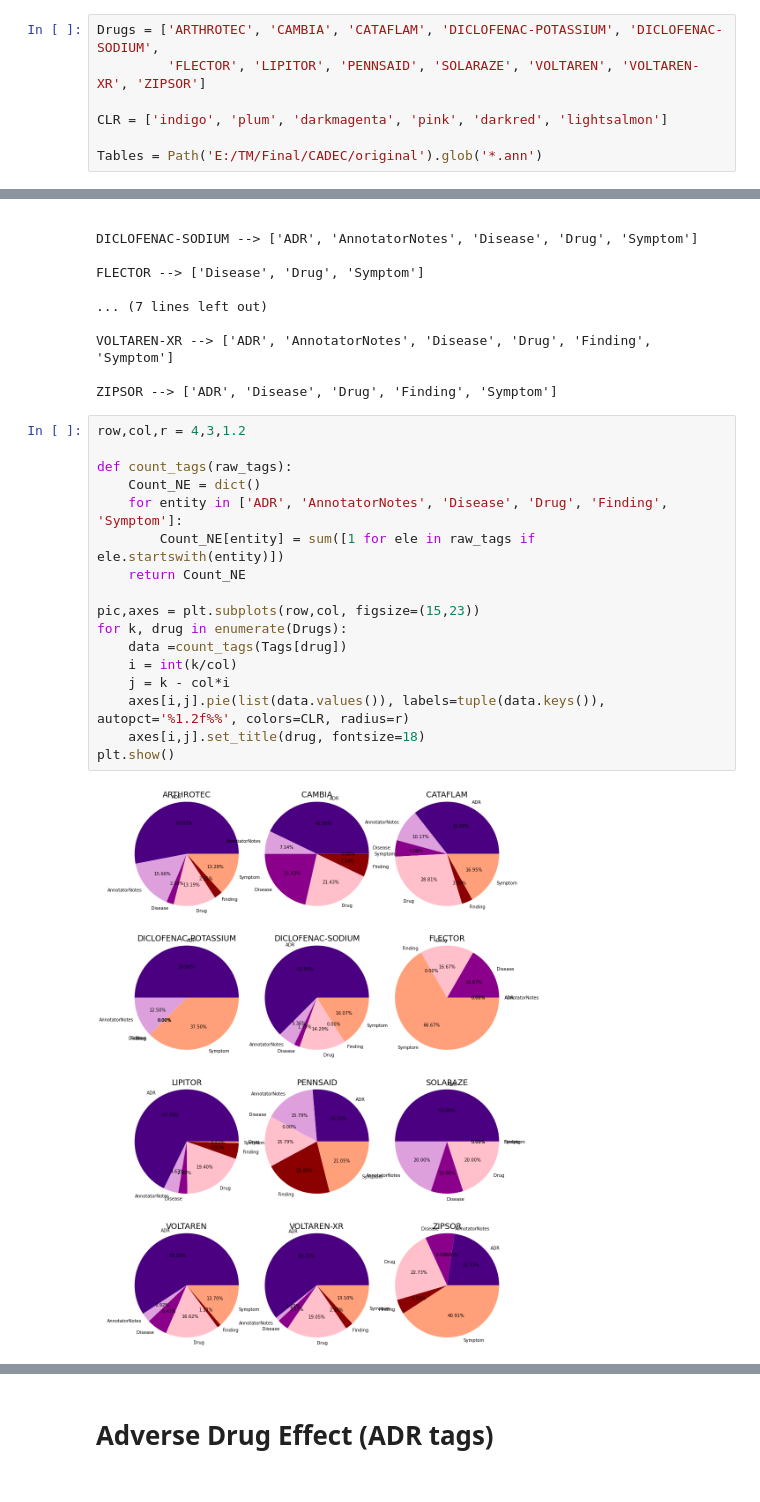
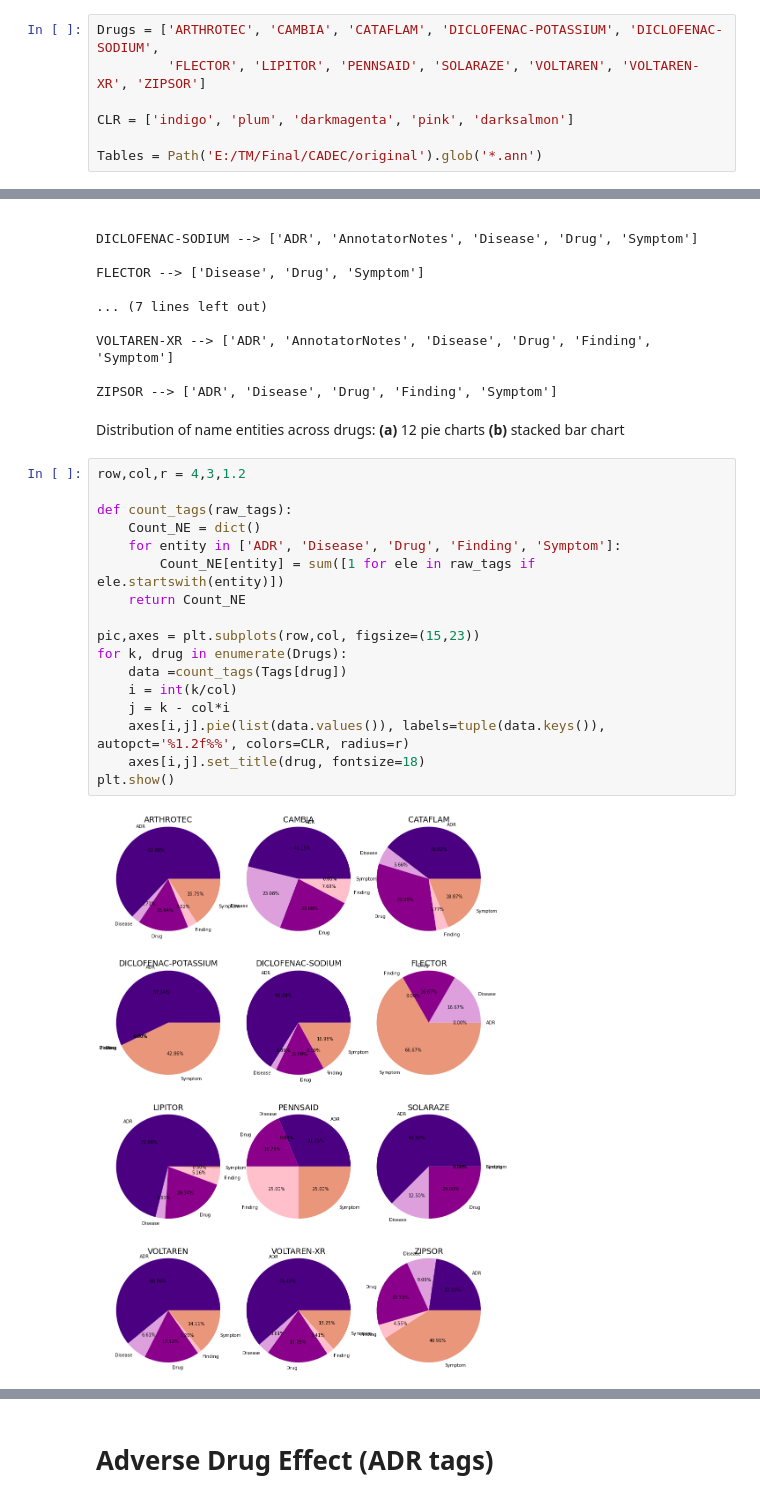
Before and after one commit to PawinData/TM, a Jupyter notebook: Project.ipynb, the cells around one changed output, grey strips where cells are left out. Cells and saved outputs as stored; diff of their text form.

Commit message:
EDA: AnnotatorNotes eliminated

```diff
--- a/Project.ipynb
+++ b/Project.ipynb
@@ -22,7 +22,7 @@ from pickle import dump, load
 Drugs = ['ARTHROTEC', 'CAMBIA', 'CATAFLAM', 'DICLOFENAC-POTASSIUM', 'DICLOFENAC-SODIUM',
          'FLECTOR', 'LIPITOR', 'PENNSAID', 'SOLARAZE', 'VOLTAREN', 'VOLTAREN-XR', 'ZIPSOR']
 
-CLR = ['indigo', 'plum', 'darkmagenta', 'pink', 'darkred', 'lightsalmon']
+CLR = ['indigo', 'plum', 'darkmagenta', 'pink', 'darksalmon']
 
 Tables = Path('E:/TM/Final/CADEC/original').glob('*.ann')
 # %% [markdown]
@@ -197,22 +185,24 @@ FLECTOR --> ['Disease', 'Drug', 'Symptom']
 VOLTAREN-XR --> ['ADR', 'AnnotatorNotes', 'Disease', 'Drug', 'Finding', 'Symptom']
 
 ZIPSOR --> ['ADR', 'Disease', 'Drug', 'Finding', 'Symptom']
+# %% [markdown]
+Distribution of name entities across drugs: **(a)** 12 pie charts **(b)** stacked bar chart
 # %%
 row,col,r = 4,3,1.2
 
 def count_tags(raw_tags):
     Count_NE = dict()
-    for entity in ['ADR', 'AnnotatorNotes', 'Disease', 'Drug', 'Finding', 'Symptom']:
+    for entity in ['ADR', 'Disease', 'Drug', 'Finding', 'Symptom']:
         Count_NE[entity] = sum([1 for ele in raw_tags if ele.startswith(entity)])
     return Count_NE
 
 pic,axes = plt.subplots(row,col, figsize=(15,23))
 for k, drug in enumerate(Drugs):
     data =count_tags(Tags[drug])
     i = int(k/col)
     j = k - col*i
     axes[i,j].pie(list(data.values()), labels=tuple(data.keys()), autopct='%1.2f%%', colors=CLR, radius=r)
     axes[i,j].set_title(drug, fontsize=18)
 plt.show()
 # %% [output]
-[figure, old version]
+[figure, new version]
```
Also changed, not shown: parts of 9 cells of this notebook.
